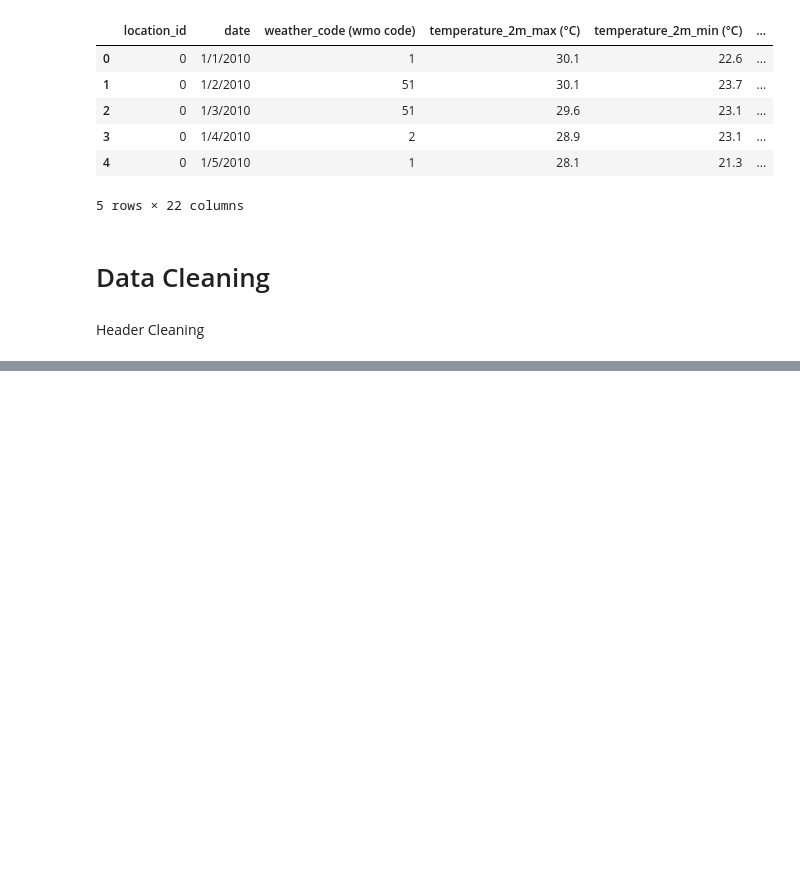
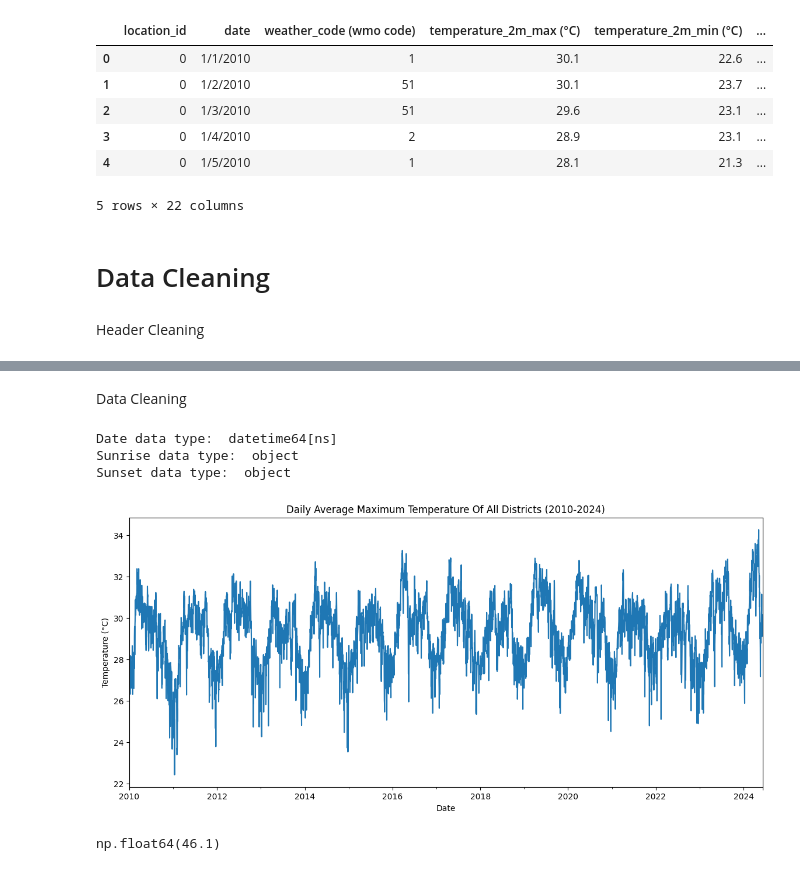
Before and after one commit to Sheminith/sri-lanka-weather-prediction-model, a Jupyter notebook: project.ipynb, the cells around one changed output, grey strips where cells are left out. Saved outputs shown, nothing was run; the diff lists cells and outputs as text; code cells hidden in the pictures; blank space fills up the shorter version.

Commit message:
Cleaned data: Corrected datetime columns' datatypes

```diff
--- a/project.ipynb
+++ b/project.ipynb
@@ -6,7 +29,7 @@ location_df = pd.read_csv('./Datasets/location_data.csv')
 weather_df = pd.read_csv('./Datasets/weather_data.csv')
 
 # Take only the location_id and city_name from location dataset
-new_location_df = location_df[['location_id', 'city_name']]
+new_location_df = location_df[['location_id', 'city_name']].copy()
 
 # Merge the two datasets
 merged_df = weather_df.merge(new_location_df, on='location_id', how='left')
@@ -51,0 +62,34 @@ merged_df.columns.tolist()
+# %% [markdown]
+Data Cleaning
+# %%
+# ======================= Fixing data types ======================= #
+
+# Converting date column to a datetime object
+merged_df['date'] = pd.to_datetime(merged_df['date'], errors='coerce')
+
+# Converting sunrise & sunset columns to a time object
+merged_df['sunrise'] = pd.to_datetime(merged_df['sunrise'], format='%H:%M', errors='coerce').dt.time
+merged_df['sunset'] = pd.to_datetime(merged_df['sunset'], format='%H:%M', errors='coerce').dt.time
+
+print('Date data type: ', merged_df.date.dtype)
+print('Sunrise data type: ', merged_df.sunrise.dtype)
+print('Sunset data type: ', merged_df.sunset.dtype)
+# %% [output]
+Date data type:  datetime64[ns]
+Sunrise data type:  object
+Sunset data type:  object
+# %%
+daily_avg_temp = merged_df.groupby('date')['temperature_2m_max'].mean()
+
+plt.figure(figsize=(14,6))
+daily_avg_temp.plot()
+plt.title('Daily Average Maximum Temperature Of All Districts (2010-2024)')
+plt.xlabel('Date')
+plt.ylabel('Temperature (°C)')
+plt.show()
+# %% [output]
+[figure, added]
+# %%
+merged_df.apparent_temperature_max.max()
+# %% [output]
+np.float64(46.1)
```
Also changed, not shown: parts of 3 cells of this notebook.
